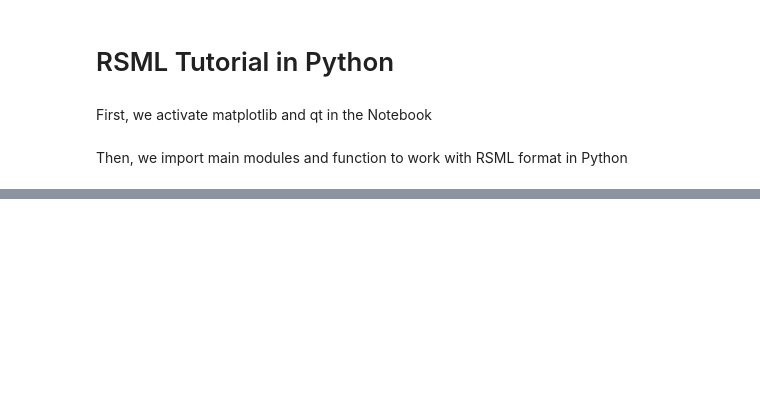
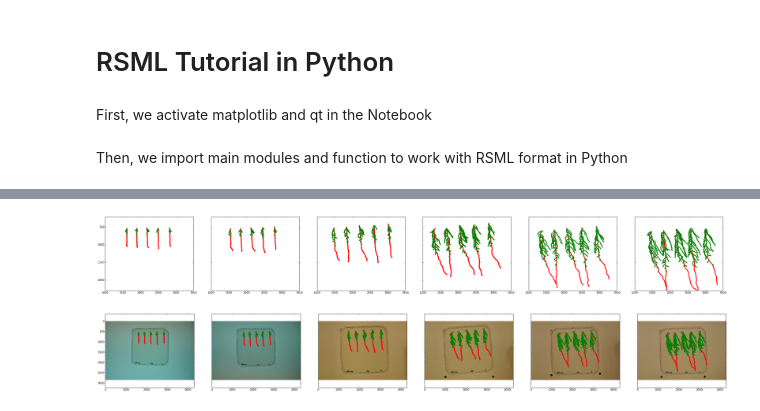
Before and after one commit to RootSystemML/RSML-conversion-tools, a Jupyter notebook: python/rsml/example/RSML tutorial in Python.ipynb, the cells around one changed output, grey strips where cells are left out. Saved outputs shown, nothing was run; the diff lists cells and outputs as text; code cells hidden in the pictures; blank space fills up the shorter version.

Commit message:
Fix bug in plot + notebook

```diff
--- a/python/rsml/example/RSML tutorial in Python.ipynb
+++ b/python/rsml/example/RSML tutorial in Python.ipynb
@@ -32,0 +32,5 @@ rsml.plot2d(mtgs[1])
+# %%
+arabido = data/'AR570'
+files = arabido.glob('*.rsml')
+from pprint import pprint
+pprint(files)
@@ -32,0 +44,31 @@ rsml.plot2d(mtgs[1])
+# %%
+def multiple_plot(files, image=True):
+    def get_file(f):
+        exts = ['.png', '.jpg', '.tif']
+        fn = f.splitext()[0]
+        for ext in exts:
+            _f = path(fn+ext)
+            if _f.exists():
+                return _f
+
+    n = len(files)
+    f, axes = subplots(1,n, sharex=True, sharey=True)
+    f.set_size_inches(7*n,5)
+    for i in range(n):
+        fn = files[i]
+        g = rsml.rsml2mtg(fn)
+        if image:
+            rsml.plot2d(g,img_file=get_file(fn), axis=axes[i], ms=1)
+        else:
+            rsml.plot2d(g, axis=axes[i], ms=1)
+    if not image:
+        ax = axes[0]
+        ax.set_ylim(ax.get_ylim()[::-1])
+# %%
+multiple_plot(files, image=False)
+# %% [output]
+[figure, added]
+# %%
+multiple_plot(files, image=True)
+# %% [output]
+[figure, added]
```
Also changed, not shown: parts of 4 cells of this notebook, 1 other file.
